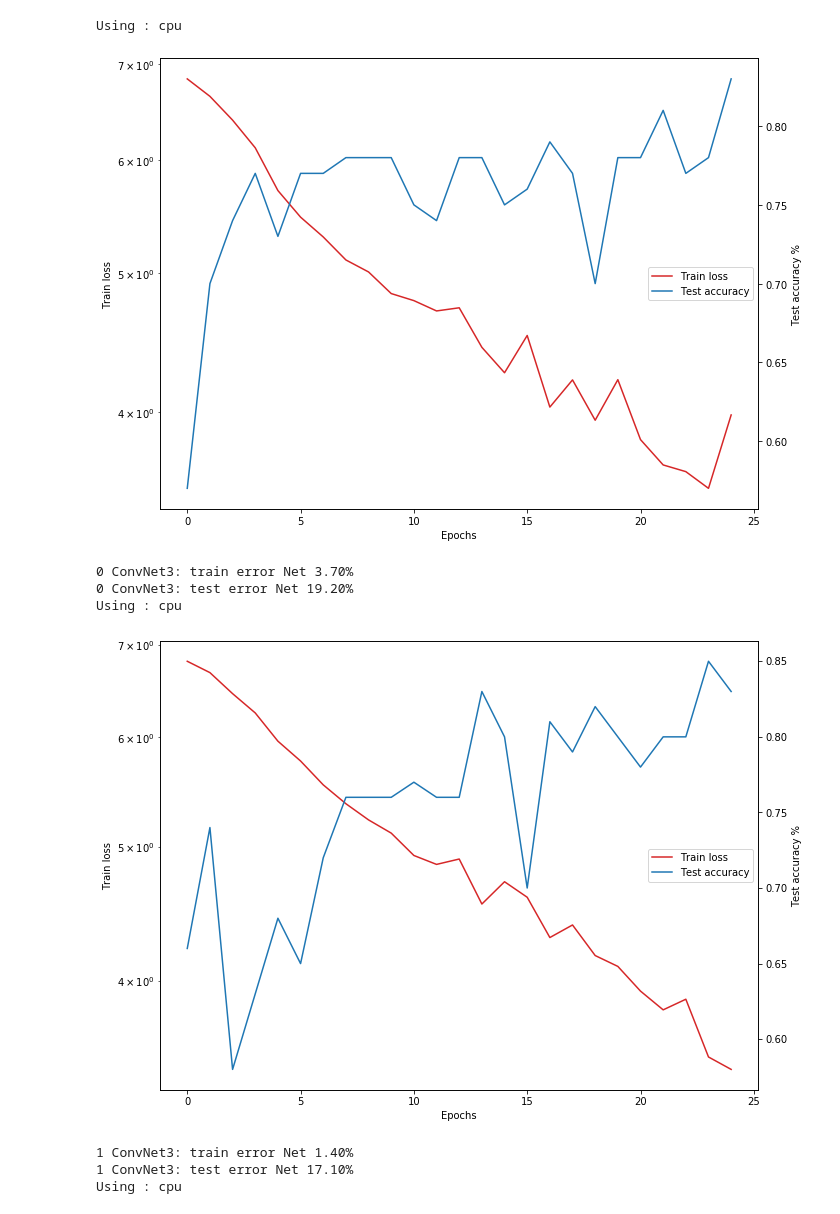
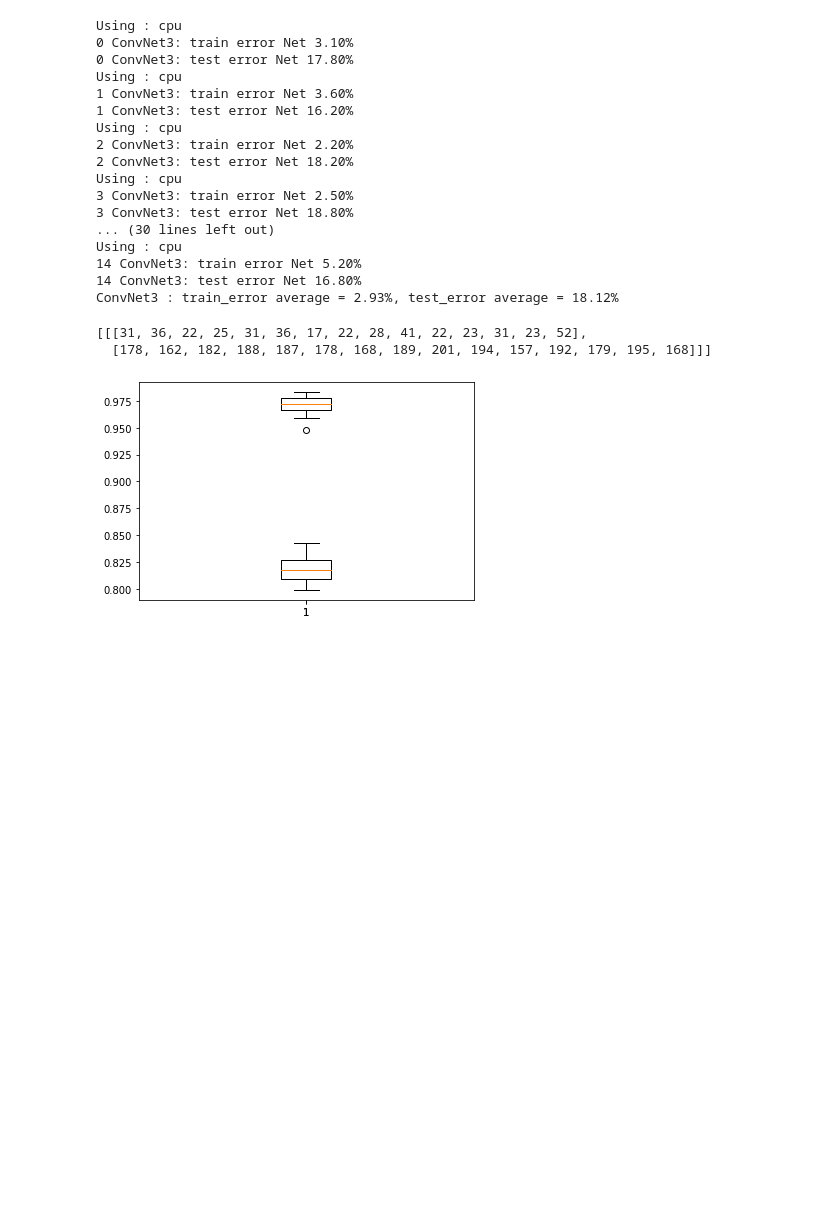
Before and after one commit to diegocantonr/dl_project1, a Jupyter notebook: Test.ipynb, the cells around one changed output. Drawn from its saved outputs; the diff is of its cells as text; code cells hidden in the pictures; blank space fills up the shorter version.

```diff
--- a/Test.ipynb
+++ b/Test.ipynb
@@ -1,14 +13,24 @@
 # %%
-from CNN import compute_stats
-
-compute_stats(nb_average=5, nb_epochs=25)
+# CNN boxplot
+compute_stats(nb_average=15, nb_epochs=25, lossplot=False)
 # %% [output]
 Using : cpu
+0 ConvNet3: train error Net 3.10%
+0 ConvNet3: test error Net 17.80%
+Using : cpu
+1 ConvNet3: train error Net 3.60%
+1 ConvNet3: test error Net 16.20%
+Using : cpu
+2 ConvNet3: train error Net 2.20%
+2 ConvNet3: test error Net 18.20%
+Using : cpu
+3 ConvNet3: train error Net 2.50%
+3 ConvNet3: test error Net 18.80%
+... (30 lines left out)
+Using : cpu
+14 ConvNet3: train error Net 5.20%
+14 ConvNet3: test error Net 16.80%
+ConvNet3 : train_error average = 2.93%, test_error average = 18.12%
+[[[31, 36, 22, 25, 31, 36, 17, 22, 28, 41, 22, 23, 31, 23, 52],
+  [178, 162, 182, 188, 187, 178, 168, 189, 201, 194, 157, 192, 179, 195, 168]]]
-[figure, old version]
+[figure, new version]
-0 ConvNet3: train error Net 3.70%
-0 ConvNet3: test error Net 19.20%
-Using : cpu
-[figure, removed]
-1 ConvNet3: train error Net 1.40%
-1 ConvNet3: test error Net 17.10%
-Using : cpu
```
Also changed, not shown: parts of 6 cells of this notebook, 3 other files.
